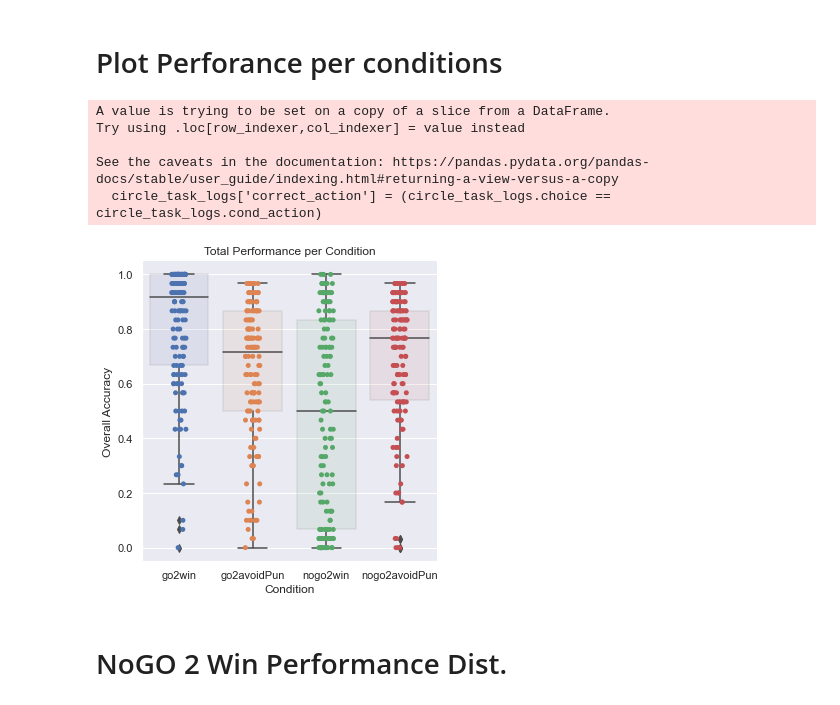
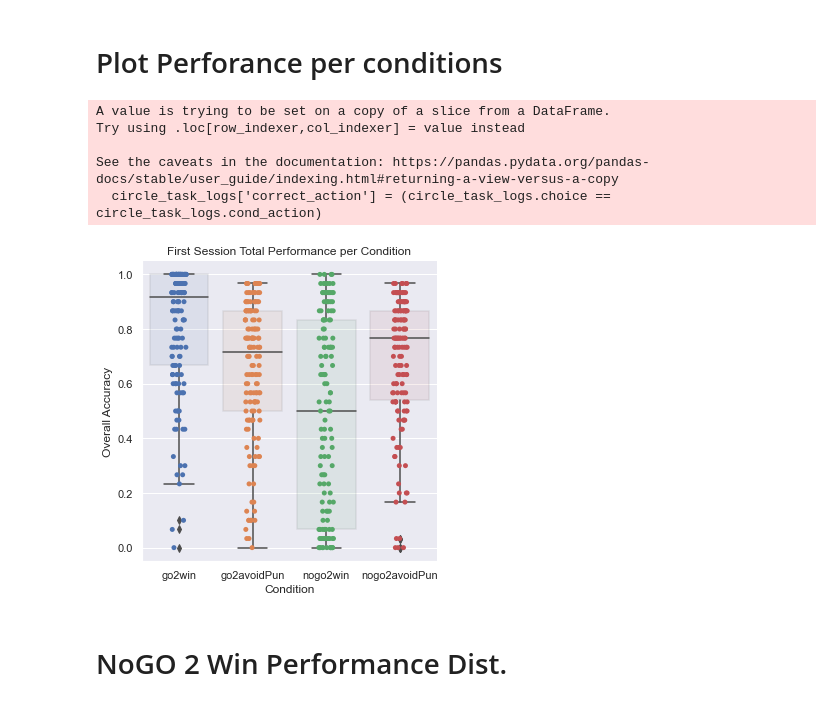
Before and after one commit to Sepsad/Interindividual-differences-in-Learning-to-Act-or-Avoid, a Jupyter notebook: First_session.ipynb, the cells around one changed output. Saved outputs shown, nothing was run; the diff lists cells and outputs as text; code cells hidden in the pictures.

Commit message:
first session analytics updated.

```diff
--- a/First_session.ipynb
+++ b/First_session.ipynb
@@ -97,24 +97,24 @@ Index(['run_id', 'condition', 'rt', 'url', 'trial_type', 'trial_index',
 # %%
 mapping = {'1': 'go2win', '2': 'nogo2win', '3': 'go2avoidPun', '4' : 'nogo2avoidPun'}
 
 circle_task_logs = first_session_clean_data[first_session_clean_data.exp_stage == 'main_target_detection']
 
 circle_task_logs['correct_action'] = (circle_task_logs.choice == circle_task_logs.cond_action)
 performance_per_condition = circle_task_logs.groupby(['mturkID','cond']).mean().reset_index()
 performance_per_condition.cond = performance_per_condition.cond.map(mapping)
 
 ax = sns.catplot(x="cond", y="correct", data=performance_per_condition, order= ['go2win','go2avoidPun' ,'nogo2win', 'nogo2avoidPun']);
-ax = sns.boxplot(x="cond", y="correct", data= performance_per_condition, boxprops=dict(alpha=.1), order= ['go2win','go2avoidPun' ,'nogo2win', 'nogo2avoidPun']);
+ax = sns.boxplot(x="cond", y="correct", data= performance_per_condition , boxprops=dict(alpha=.1), order= ['go2win','go2avoidPun' ,'nogo2win', 'nogo2avoidPun']);
 
-ax.set(xlabel="Condition", ylabel = "Overall Accuracy", title = 'Total Performance per Condition')
+ax.set(xlabel="Condition", ylabel = "Overall Accuracy", title = 'First Session Total Performance per Condition')
 plt.show()
 # %% [output]
 A value is trying to be set on a copy of a slice from a DataFrame.
 Try using .loc[row_indexer,col_indexer] = value instead
 
 See the caveats in the documentation: https://pandas.pydata.org/pandas-docs/stable/user_guide/indexing.html#returning-a-view-versus-a-copy
   circle_task_logs['correct_action'] = (circle_task_logs.choice == circle_task_logs.cond_action)
-[figure, old version]
+[figure, new version]
 # %% [markdown]
 # NoGO 2 Win Performance Dist.
 # %%
```
Also changed, not shown: parts of 6 cells of this notebook.
